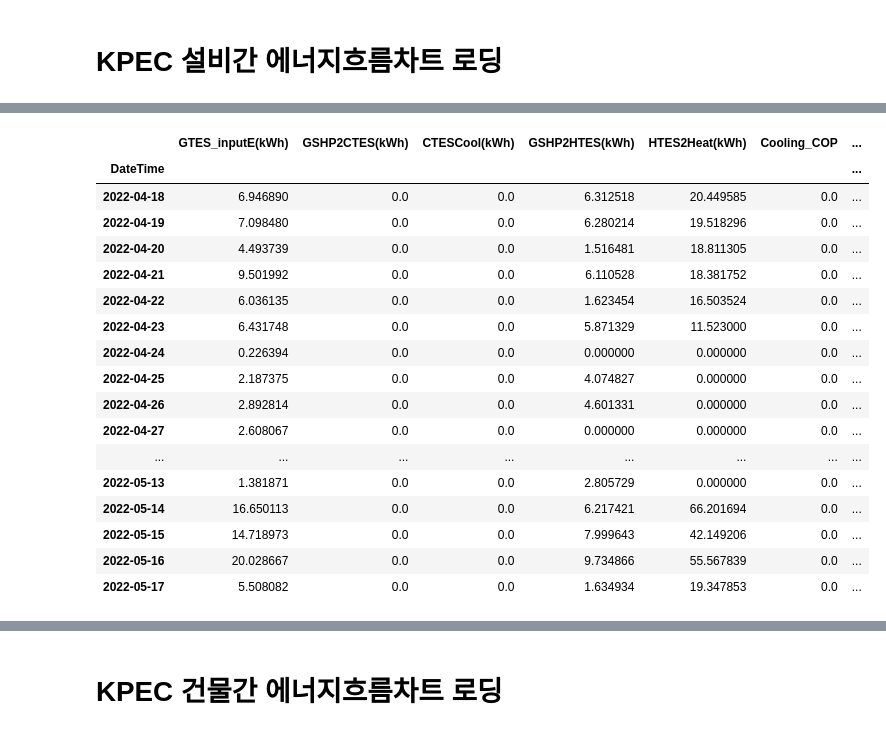
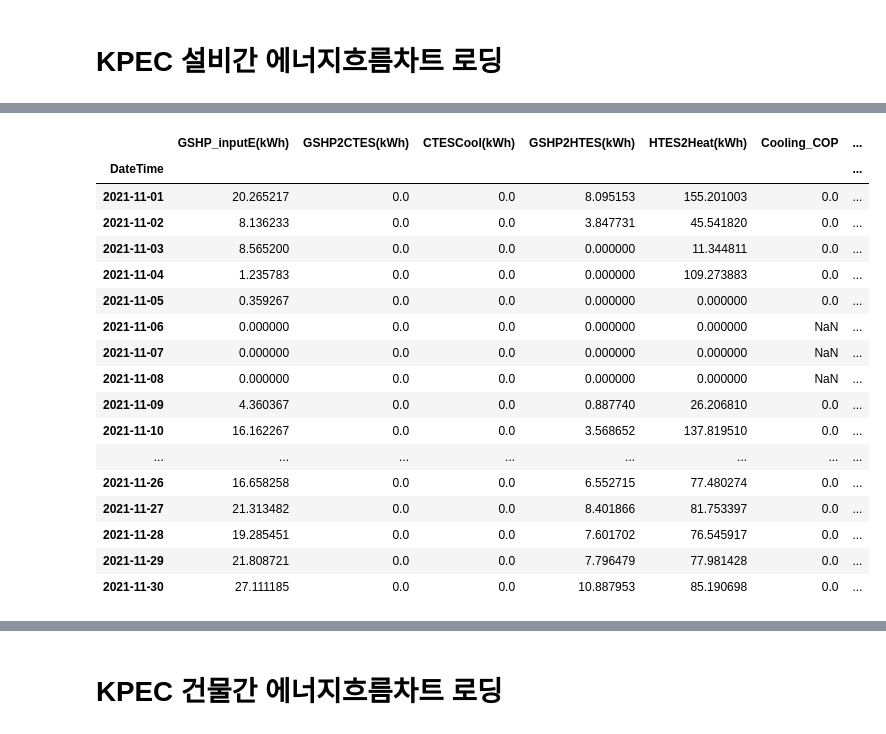
Before and after one commit to GwangwooHan/kpec, a Jupyter notebook: 220721 GTES.ipynb, the cells around one changed output, grey strips where cells are left out. Cells and saved outputs as stored; diff of their text form; code cells hidden in the pictures.

```diff
--- a/220721 GTES.ipynb
+++ b/220721 GTES.ipynb
@@ -108,21 +106,21 @@ df_gtes_winter = df_gtes_winter[df_gtes_winter.index < '2022-05-18']
-# %%
-df_gtes_winter.tail(30)
-# %% [output]
-|  | GTES_inputE(kWh) | GSHP2CTES(kWh) | CTESCool(kWh) | GSHP2HTES(kWh) | HTES2Heat(kWh) | Cooling_COP | ... |
-| DateTime |  |  |  |  |  |  | ... |
-| 2022-04-18 | 6.946890 | 0.0 | 0.0 | 6.312518 | 20.449585 | 0.0 | ... |
-| 2022-04-19 | 7.098480 | 0.0 | 0.0 | 6.280214 | 19.518296 | 0.0 | ... |
-| 2022-04-20 | 4.493739 | 0.0 | 0.0 | 1.516481 | 18.811305 | 0.0 | ... |
-| 2022-04-21 | 9.501992 | 0.0 | 0.0 | 6.110528 | 18.381752 | 0.0 | ... |
-| 2022-04-22 | 6.036135 | 0.0 | 0.0 | 1.623454 | 16.503524 | 0.0 | ... |
-| 2022-04-23 | 6.431748 | 0.0 | 0.0 | 5.871329 | 11.523000 | 0.0 | ... |
-| 2022-04-24 | 0.226394 | 0.0 | 0.0 | 0.000000 | 0.000000 | 0.0 | ... |
-| 2022-04-25 | 2.187375 | 0.0 | 0.0 | 4.074827 | 0.000000 | 0.0 | ... |
-| 2022-04-26 | 2.892814 | 0.0 | 0.0 | 4.601331 | 0.000000 | 0.0 | ... |
-| 2022-04-27 | 2.608067 | 0.0 | 0.0 | 0.000000 | 0.000000 | 0.0 | ... |
-| ... | ... | ... | ... | ... | ... | ... | ... |
-| 2022-05-13 | 1.381871 | 0.0 | 0.0 | 2.805729 | 0.000000 | 0.0 | ... |
-| 2022-05-14 | 16.650113 | 0.0 | 0.0 | 6.217421 | 66.201694 | 0.0 | ... |
-| 2022-05-15 | 14.718973 | 0.0 | 0.0 | 7.999643 | 42.149206 | 0.0 | ... |
-| 2022-05-16 | 20.028667 | 0.0 | 0.0 | 9.734866 | 55.567839 | 0.0 | ... |
-| 2022-05-17 | 5.508082 | 0.0 | 0.0 | 1.634934 | 19.347853 | 0.0 | ... |
+# %%
+df_gshp_1d.loc['2021-11-01':'2021-11-30']
+# %% [output]
+|  | GSHP_inputE(kWh) | GSHP2CTES(kWh) | CTESCool(kWh) | GSHP2HTES(kWh) | HTES2Heat(kWh) | Cooling_COP | ... |
+| DateTime |  |  |  |  |  |  | ... |
+| 2021-11-01 | 20.265217 | 0.0 | 0.0 | 8.095153 | 155.201003 | 0.0 | ... |
+| 2021-11-02 | 8.136233 | 0.0 | 0.0 | 3.847731 | 45.541820 | 0.0 | ... |
+| 2021-11-03 | 8.565200 | 0.0 | 0.0 | 0.000000 | 11.344811 | 0.0 | ... |
+| 2021-11-04 | 1.235783 | 0.0 | 0.0 | 0.000000 | 109.273883 | 0.0 | ... |
+| 2021-11-05 | 0.359267 | 0.0 | 0.0 | 0.000000 | 0.000000 | 0.0 | ... |
+| 2021-11-06 | 0.000000 | 0.0 | 0.0 | 0.000000 | 0.000000 | NaN | ... |
+| 2021-11-07 | 0.000000 | 0.0 | 0.0 | 0.000000 | 0.000000 | NaN | ... |
+| 2021-11-08 | 0.000000 | 0.0 | 0.0 | 0.000000 | 0.000000 | NaN | ... |
+| 2021-11-09 | 4.360367 | 0.0 | 0.0 | 0.887740 | 26.206810 | 0.0 | ... |
+| 2021-11-10 | 16.162267 | 0.0 | 0.0 | 3.568652 | 137.819510 | 0.0 | ... |
+| ... | ... | ... | ... | ... | ... | ... | ... |
+| 2021-11-26 | 16.658258 | 0.0 | 0.0 | 6.552715 | 77.480274 | 0.0 | ... |
+| 2021-11-27 | 21.313482 | 0.0 | 0.0 | 8.401866 | 81.753397 | 0.0 | ... |
+| 2021-11-28 | 19.285451 | 0.0 | 0.0 | 7.601702 | 76.545917 | 0.0 | ... |
+| 2021-11-29 | 21.808721 | 0.0 | 0.0 | 7.796479 | 77.981428 | 0.0 | ... |
+| 2021-11-30 | 27.111185 | 0.0 | 0.0 | 10.887953 | 85.190698 | 0.0 | ... |
```
Also changed, not shown: parts of 23 cells of this notebook.
